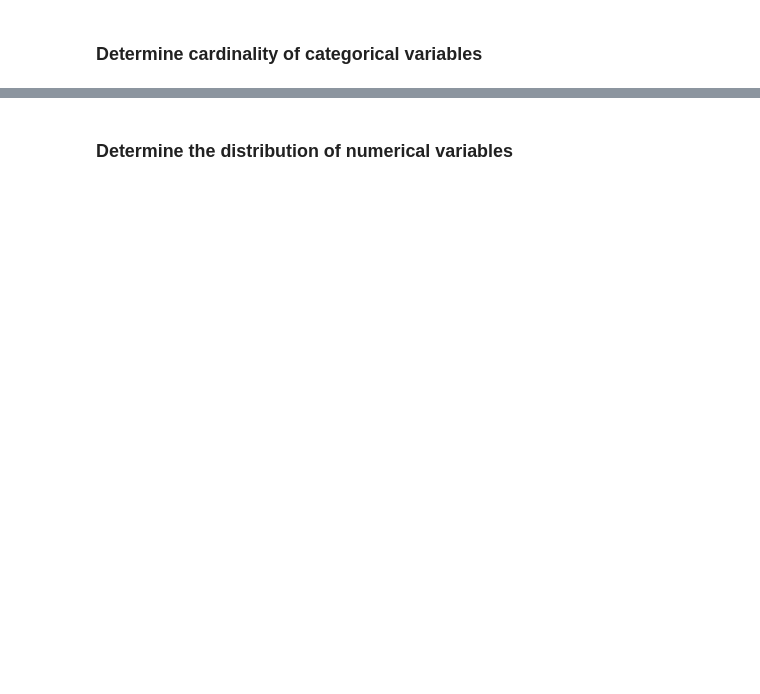
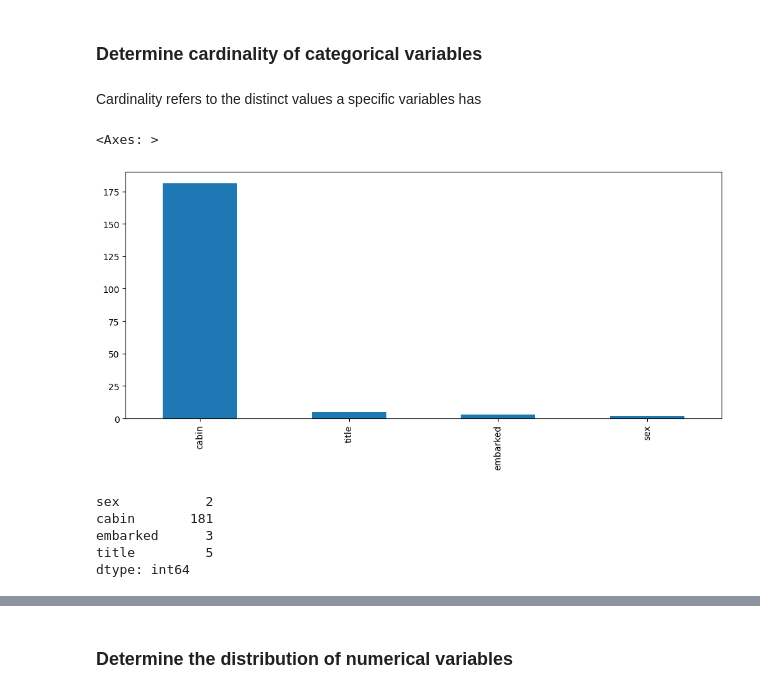
Before and after one commit to aidahalitaj/dmlm, a Jupyter notebook: section-04-research-and-development/titanic-assignment/01-predicting-survival-titanic-assignement.ipynb, the cells around one changed output, grey strips where cells are left out. Cells and saved outputs as stored; diff of their text form; code cells hidden in the pictures; blank space fills up the shorter version.

```diff
--- a/section-04-research-and-development/titanic-assignment/01-predicting-survival-titanic-assignement.ipynb
+++ b/section-04-research-and-development/titanic-assignment/01-predicting-survival-titanic-assignement.ipynb
@@ -120,7 +154,7 @@ target = 'survived'
 # %%
-vars_num = # fill your code here
+vars_num = [var for var in data.columns if data[var].dtype != 'O']
 
-vars_cat = # fill your code here
+vars_cat = [var for var in data.columns if data[var].dtype == 'O']
 
 print('Number of numerical variables: {}'.format(len(vars_num)))
 print('Number of categorical variables: {}'.format(len(vars_cat)))
@@ -133,2 +229,17 @@ print('Number of categorical variables: {}'.format(len(vars_cat)))
 # %% [markdown]
 ### Determine cardinality of categorical variables
+# %% [markdown]
+Cardinality refers to the distinct values a specific variables has
+# %%
+data[vars_cat].nunique().sort_values(ascending=False).plot.bar(figsize=(12,5))
+# %% [output]
+<Axes: >
+[figure, added]
+# %%
+data[vars_cat].nunique()
+# %% [output]
+sex           2
+cabin       181
+embarked      3
+title         5
+dtype: int64
```
Also changed, not shown: parts of 59 cells of this notebook, 20 other files.
